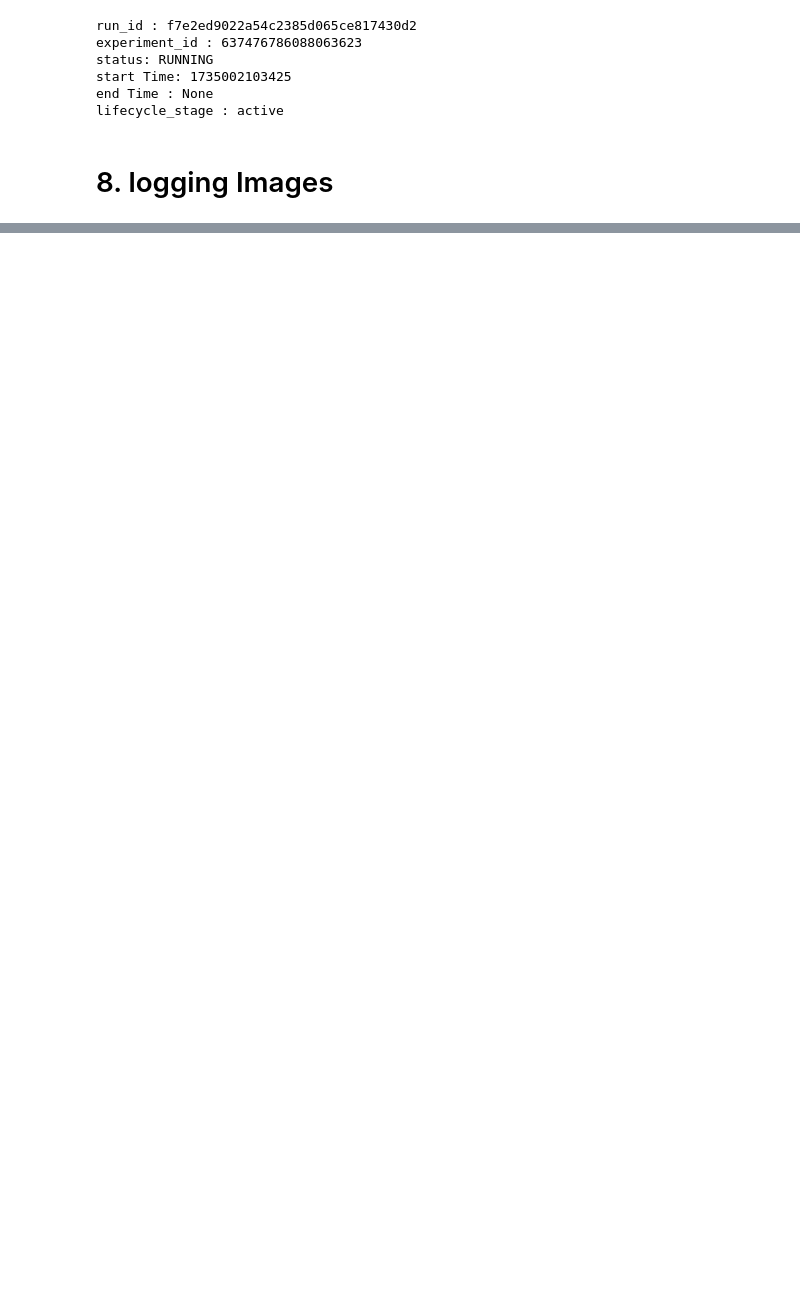
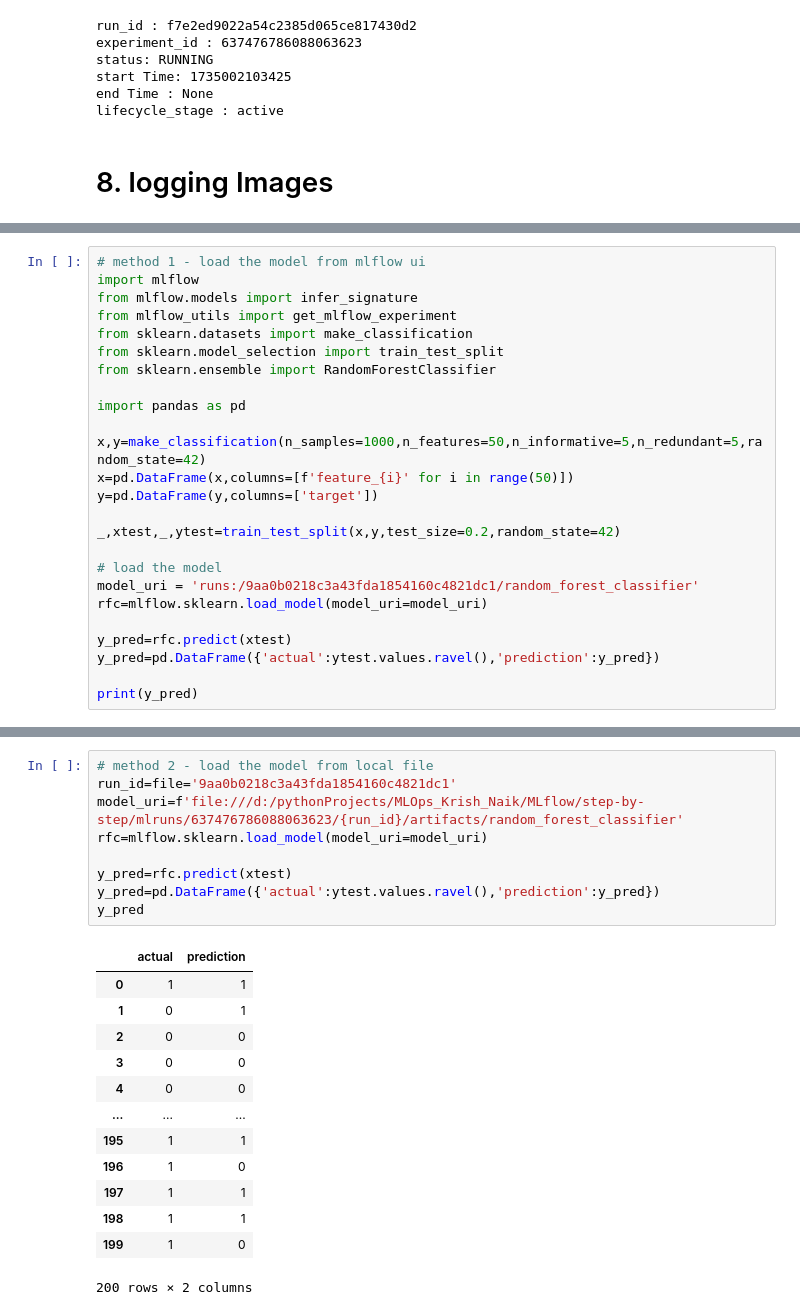
Before and after one commit to Immortal-Pi/Learn_MLOPs, a Jupyter notebook: MLflow/step-by-step/functionalities.ipynb, the cells around one changed output, grey strips where cells are left out. Cells and saved outputs as stored; diff of their text form; blank space fills up the shorter version.

```diff
--- a/MLflow/step-by-step/functionalities.ipynb
+++ b/MLflow/step-by-step/functionalities.ipynb
@@ -245,0 +431,25 @@ lifecycle_stage : active
+# %%
+# method 1 - load the model from mlflow ui
+import mlflow
+from mlflow.models import infer_signature
+from mlflow_utils import get_mlflow_experiment
+from sklearn.datasets import make_classification
+from sklearn.model_selection import train_test_split
+from sklearn.ensemble import RandomForestClassifier
+
+import pandas as pd
+
+x,y=make_classification(n_samples=1000,n_features=50,n_informative=5,n_redundant=5,random_state=42)
+x=pd.DataFrame(x,columns=[f'feature_{i}' for i in range(50)])
+y=pd.DataFrame(y,columns=['target'])
+
+_,xtest,_,ytest=train_test_split(x,y,test_size=0.2,random_state=42)
+
+# load the model
+model_uri = 'runs:/9aa0b0218c3a43fda1854160c4821dc1/random_forest_classifier'
+rfc=mlflow.sklearn.load_model(model_uri=model_uri)
+
+y_pred=rfc.predict(xtest)
+y_pred=pd.DataFrame({'actual':ytest.values.ravel(),'prediction':y_pred})
+
+print(y_pred)
@@ -245,0 +471,23 @@ lifecycle_stage : active
+# %%
+# method 2 - load the model from local file
+run_id=file='9aa0b0218c3a43fda1854160c4821dc1'
+model_uri=f'file:///d:/pythonProjects/MLOps_Krish_Naik/MLflow/step-by-step/mlruns/637476786088063623/{run_id}/artifacts/random_forest_classifier'
+rfc=mlflow.sklearn.load_model(model_uri=model_uri)
+
+y_pred=rfc.predict(xtest)
+y_pred=pd.DataFrame({'actual':ytest.values.ravel(),'prediction':y_pred})
+y_pred
+# %% [output]
+|  | actual | prediction |
+| 0 | 1 | 1 |
+| 1 | 0 | 1 |
+| 2 | 0 | 0 |
+| 3 | 0 | 0 |
+| 4 | 0 | 0 |
+| ... | ... | ... |
+| 195 | 1 | 1 |
+| 196 | 1 | 0 |
+| 197 | 1 | 1 |
+| 198 | 1 | 1 |
+| 199 | 1 | 0 |
+200 rows × 2 columns
```
Also changed, not shown: parts of 25 cells of this notebook, 26 other files.
